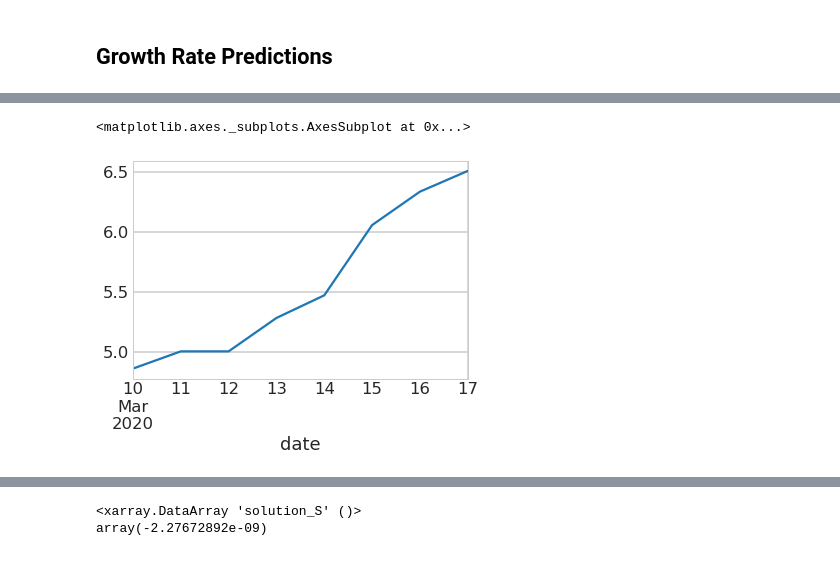
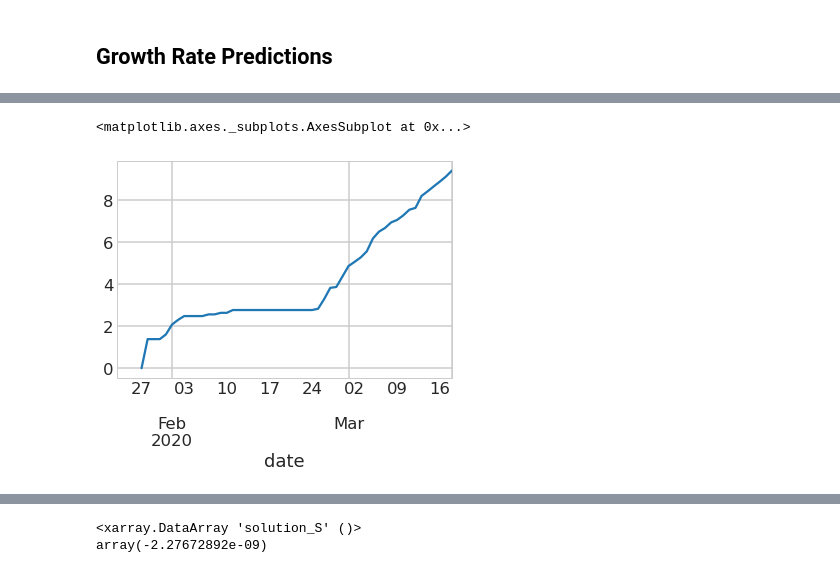
Before and after one commit to aseyboldt/covid19, a Jupyter notebook: covid19_sir.ipynb, the cells around one changed output, grey strips where cells are left out. Cells and saved outputs as stored; diff of their text form; code cells hidden in the pictures.

```diff
--- a/covid19_sir.ipynb
+++ b/covid19_sir.ipynb
@@ -89,8 +89,9 @@ countries['population'] = countries.population.values.astype('d')
 multi_country = True
 
 if multi_country:
-    n_countries = 5
+    max_countries = 50
     countries = countries.iloc[:n_countries]
+    n_countries = len(countries)
     df_sign = df_sign[df_sign.country.isin(countries.index)]
 else:
     n_countries = 1
@@ -473,5 +527,5 @@ Coordinates:
 # %%
-np.log(df_sign[df_sign.country == 'Malaysia'].set_index('date').cases).plot()
+np.log(df_sign[df_sign.country == 'Germany'].set_index('date').confirmed).plot()
 # %% [output]
 <matplotlib.axes._subplots.AxesSubplot at 0x...>
-[figure, old version]
+[figure, new version]
```
Also changed, not shown: parts of 32 cells of this notebook, 1 other file.
